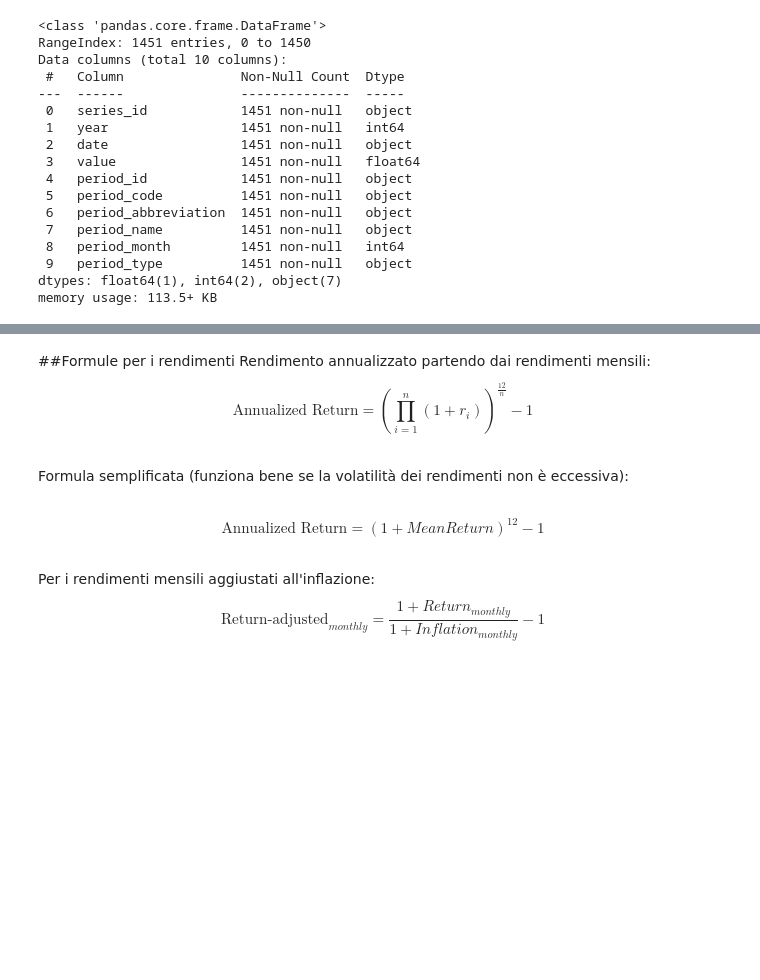
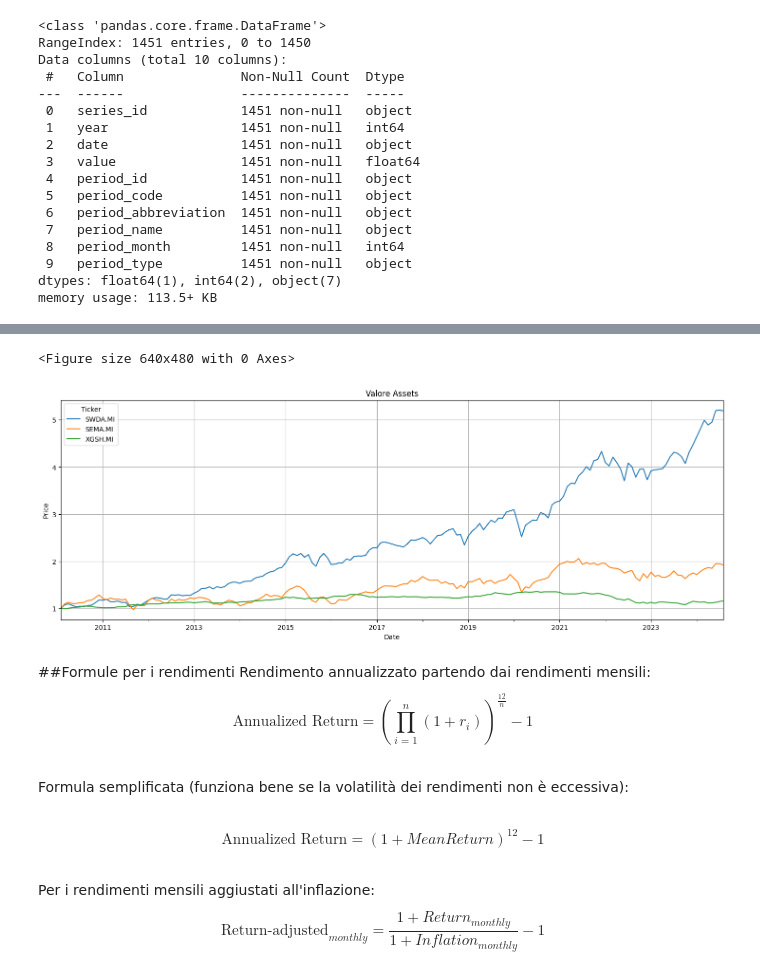
Before and after one commit to jumping2000/Quants, a Jupyter notebook: inflation_analysis/inflation.ipynb, the cells around one changed output, grey strips where cells are left out. Cells and saved outputs as stored; diff of their text form; code cells hidden in the pictures; blank space fills up the shorter version.

```diff
--- a/inflation_analysis/inflation.ipynb
+++ b/inflation_analysis/inflation.ipynb
@@ -58,7 +61,8 @@ confronto_inflazione = False #  True se scarico entrambi i dati di inflazione e
 # %%
 #stocks=[["SP500","SPY"], ["SPDR Gold Shares","GLD"]] #,["iShares 7-10 Year Treasury Bonds","IEF"]] # ["Core S&P 500","CSSPX.MI"],["Ishares MSCI World","SWDA.MI"]]
 #stocks = [["Ishares MSCI World","SWDA.MI"],["Invesco Phisycal Gold","SGLD.MI"]]
-stocks = [["S&P500","^GSPC"]] #, ["Treasury Yeld 10 Years","^TNX"] ]
+#stocks = [["S&P500","^GSPC"]] #, ["Treasury Yield 10 Years","^TNX"]]
+stocks=[["Ishares MSCI World","SWDA.MI"], ["iShares MSCI EM","SEMA.MI"], ["Xtrackers Global Government Bond","XGSH.MI"]]
 # DATI INIZIALI
 nomi=list(np.array(stocks)[:,0])
 tickers=list(np.array(stocks)[:,1])
@@ -77,5 +81,5 @@ else:
 # Rimuovere le righe con valori mancanti
 dati.dropna(inplace=True)
 dati.index = dati.index.tz_localize(None)
-dati
+dati.info()
 # %% [output]
@@ -211,18 +218,27 @@ if confronto_inflazione == True:
 def get_norm(df):
     return df / df.iloc[0]
 
-fig = px.line(
-    data_frame=get_norm(dati),
-    color_discrete_sequence=["#636EFA", "#EF553B", "#19D3F3", "#B6E880", "#FECB52", "#2ECB32","#FF6600","#0033CC"],
-    template="plotly_dark",
-)
-fig.update_traces(hovertemplate=None)
-fig.update_layout(
-    title='Prezzo Normalizzato degli asset',
-    xaxis_title='Date',
-    yaxis_title='Price',
-    hovermode="x unified",
-    # text = ["Date", "Value"],
-)
-fig.show()
+if use_matplot == True:
+    fig = plt.figure()
+    get_norm(dati).plot(figsize=(18,6))
+    plt.title('Valore normalizzato degli asset')
+    plt.xlabel('Date')
+    plt.ylabel('Price')
+    plt.grid()
+    plt.show()
+else:
+    fig = px.line(
+        data_frame=get_norm(dati),
+        color_discrete_sequence=["#636EFA", "#EF553B", "#19D3F3", "#B6E880", "#FECB52", "#2ECB32","#FF6600","#0033CC"],
+        template="plotly_dark",
+    )
+    fig.update_traces(hovertemplate=None)
+    fig.update_layout(
+        title='Valore Normalizzato degli asset',
+        xaxis_title='Date',
+        yaxis_title='Price',
+        hovermode="x unified",
+        # text = ["Date", "Value"],
+    )
+    fig.show()
 # %% [output]
@@ -230,3 +245,5 @@ fig.show()
+<Figure size 640x480 with 0 Axes>
+[figure, added]
 # %% [markdown]
 ##Formule per i rendimenti
 Rendimento annualizzato partendo dai rendimenti mensili:
```
Also changed, not shown: parts of 15 cells of this notebook.
